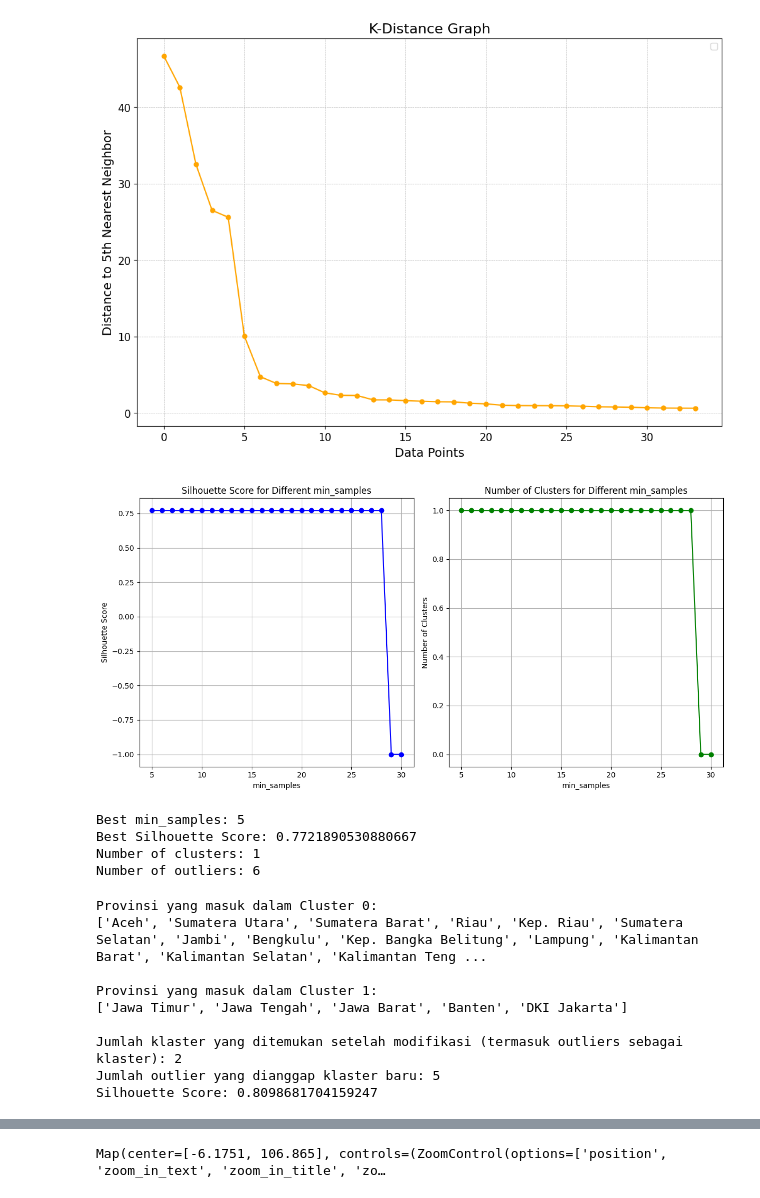
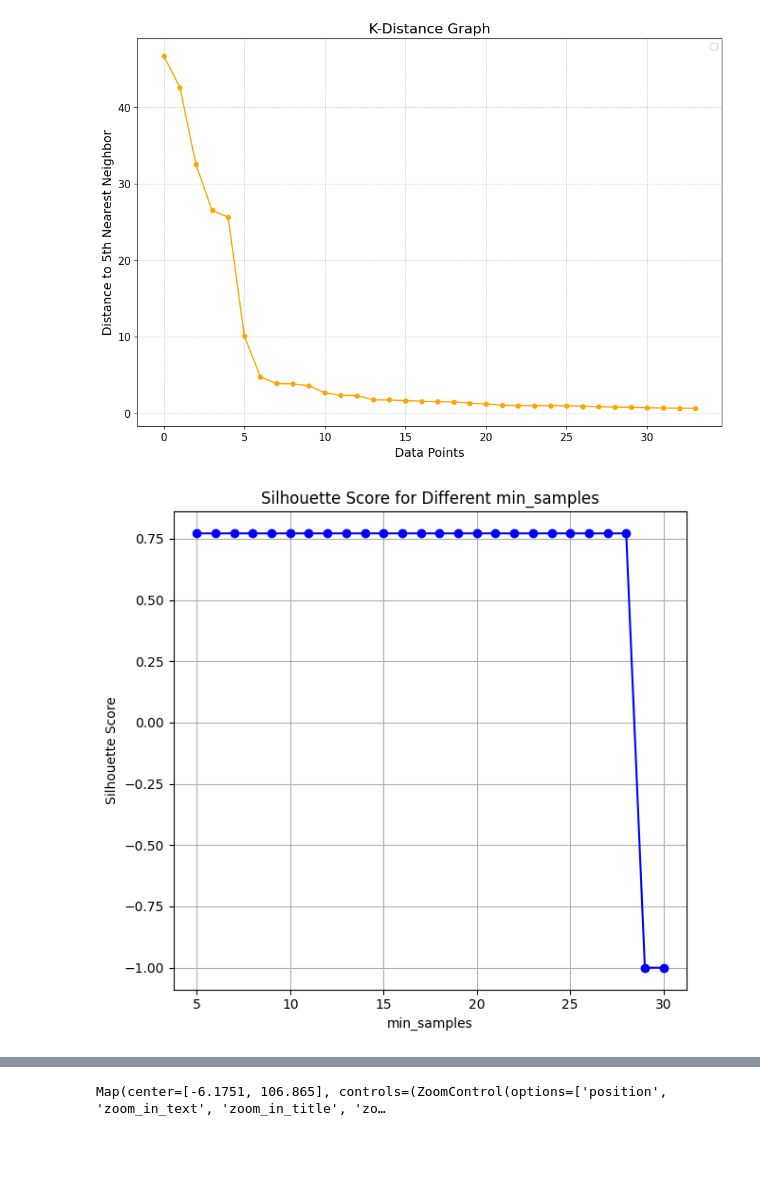
Before and after one commit to XQVWMM/konsumsi-listrik-notebook, a Jupyter notebook: DBSCAN.ipynb, the cells around one changed output, grey strips where cells are left out. Drawn from its saved outputs; the diff is of its cells as text; code cells hidden in the pictures; blank space fills up the shorter version.

```diff
--- a/DBSCAN.ipynb
+++ b/DBSCAN.ipynb
@@ -49,93 +49,37 @@ scaled_features = scaler.fit_transform(dataS)
 
 def analyze_min_samples(X, eps=6, min_samples_range=range(5, 31)):
     silhouette_scores = []
-    num_clusters_list = []
-    num_outliers_list = []
+    num_clusterslist = []
+    num_outlierslist = []
 
     for min_samples in min_samples_range:
         model = DBSCAN(eps=eps, min_samples=min_samples)
         labels = model.fit_predict(X)
 
         if len(set(labels)) > 1:
             score = silhouette_score(X, labels)
         else:
             score = -1
 
         num_clusters = len(set(labels)) - (1 if -1 in labels else 0)
         num_outliers = list(labels).count(-1)
 
         silhouette_scores.append(score)
-        num_clusters_list.append(num_clusters)
-        num_outliers_list.append(num_outliers)
+        num_clusterslist.append(num_clusters)
+        num_outlierslist.append(num_outliers)
 
     plt.figure(figsize=(12, 6))
 
     plt.subplot(1, 2, 1)
     plt.plot(min_samples_range, silhouette_scores, marker='o', color='b', label="Silhouette Score")
     plt.xlabel('min_samples')
     plt.ylabel('Silhouette Score')
     plt.title('Silhouette Score for Different min_samples')
     plt.grid(True)
 
-    plt.subplot(1, 2, 2)
-    plt.plot(min_samples_range, num_clusters_list, marker='o', color='g', label="Number of Clusters")
-    plt.xlabel('min_samples')
-    plt.ylabel('Number of Clusters')
-    plt.title('Number of Clusters for Different min_samples')
-    plt.grid(True)
-
     plt.tight_layout()
     plt.show()
 
-    best_score_idx = np.argmax(silhouette_scores)
-    best_min_samples = min_samples_range[best_score_idx]
-    best_score = silhouette_scores[best_score_idx]
-
-    print(f"Best min_samples: {best_min_samples}")
-    print(f"Best Silhouette Score: {best_score}")
-    print(f"Number of clusters: {num_clusters_list[best_score_idx]}")
-    print(f"Number of outliers: {num_outliers_list[best_score_idx]}")
-
 analyze_min_samples(scaled_features, eps=6)
 # %% [output]
-[figure, old version]
+[figure, new version]
-Best min_samples: 5
-Best Silhouette Score: 0.7721890530880667
-Number of clusters: 1
-Number of outliers: 6
-# %%
-dbscan = DBSCAN(eps=9, min_samples=16)
-clusters = dbscan.fit_predict(scaled_features)
-data['Cluster'] = clusters
-num_clusters = len(set(clusters)) - (1 if -1 in clusters else 0)
-clusters_modified = clusters.copy()
-clusters_modified[clusters == -1] = num_clusters
-
-data['Cluster'] = clusters_modified
-
-provinsi_cluster = data[['Province', 'Cluster']]
-for cluster in set(clusters_modified):
-    print(f"\nProvinsi yang masuk dalam Cluster {cluster}:")
-    print(provinsi_cluster[provinsi_cluster['Cluster'] == cluster]['Province'].to_list())
-
-num_clusters_modified = len(set(clusters_modified)) - (1 if -1 in clusters_modified else 0)
-num_outliers_modified = list(clusters_modified).count(num_clusters)
-
-print(f"\nJumlah klaster yang ditemukan setelah modifikasi (termasuk outliers sebagai klaster): {num_clusters_modified}")
-print(f"Jumlah outlier yang dianggap klaster baru: {num_outliers_modified}")
-
-if num_clusters_modified > 1:
-    sil_score = silhouette_score(scaled_features, clusters_modified)
-    print(f"Silhouette Score: {sil_score}")
-else:
-    print("Silhouette Score tidak dapat dihitung karena hanya ada 1 klaster atau semua data dianggap outliers.")
-# %% [output]
-Provinsi yang masuk dalam Cluster 0:
-['Aceh', 'Sumatera Utara', 'Sumatera Barat', 'Riau', 'Kep. Riau', 'Sumatera Selatan', 'Jambi', 'Bengkulu', 'Kep. Bangka Belitung', 'Lampung', 'Kalimantan Barat', 'Kalimantan Selatan', 'Kalimantan Teng ...
-
-Provinsi yang masuk dalam Cluster 1:
-['Jawa Timur', 'Jawa Tengah', 'Jawa Barat', 'Banten', 'DKI Jakarta']
-
-Jumlah klaster yang ditemukan setelah modifikasi (termasuk outliers sebagai klaster): 2
-Jumlah outlier yang dianggap klaster baru: 5
-Silhouette Score: 0.8098681704159247
```
Also changed, not shown: parts of 6 cells of this notebook, 6 other files.
